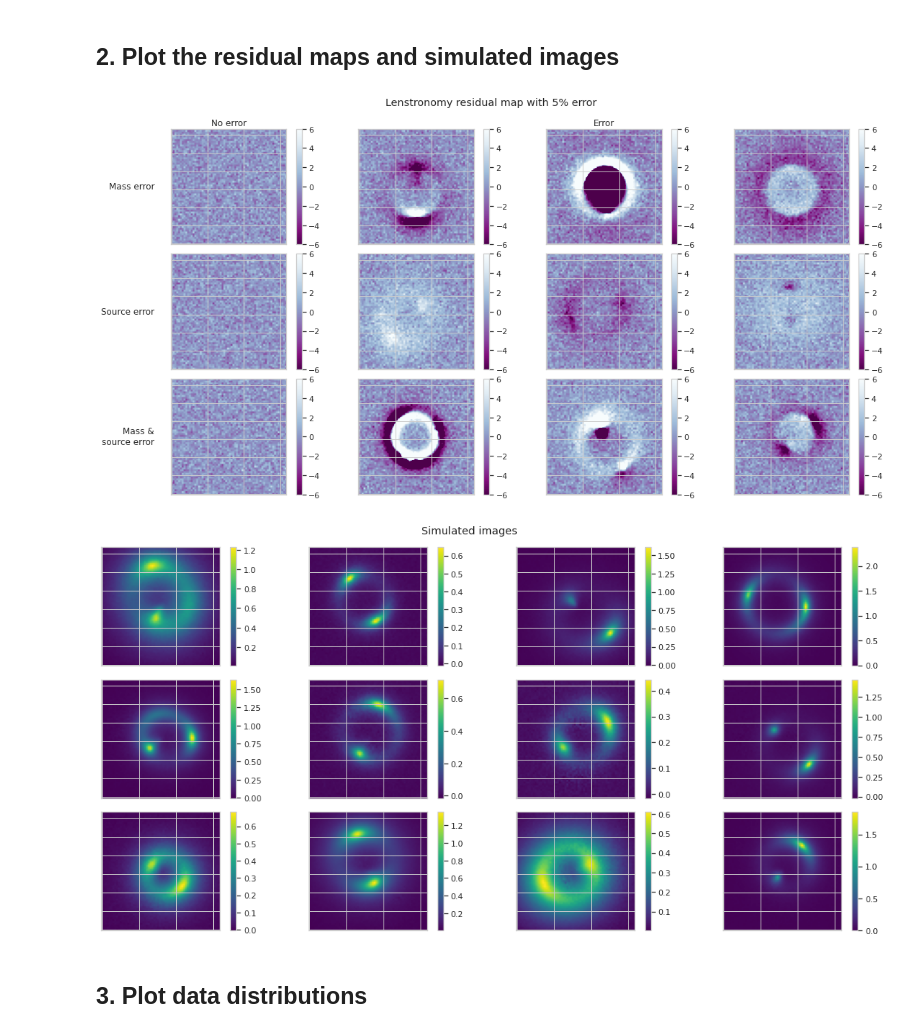
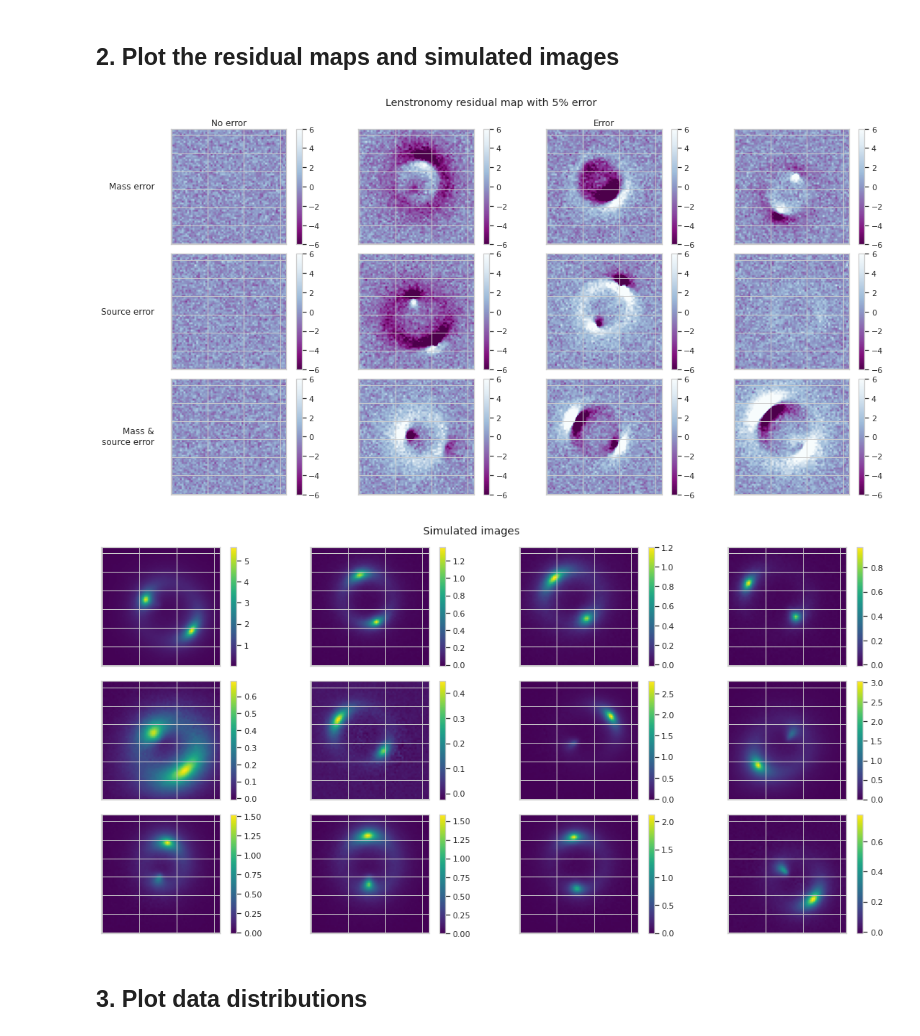
Before and after one commit to emmahoggett/Error_class_lenstronomy, a Jupyter notebook: Simulations/datanalysis.ipynb, the cells around one changed output. Saved outputs shown, nothing was run; the diff lists cells and outputs as text; code cells hidden in the pictures.

Commit message:
add combinations of error

```diff
--- a/Simulations/datanalysis.ipynb
+++ b/Simulations/datanalysis.ipynb
@@ -58,25 +58,17 @@ The residual maps are generated and stored in the repository `data/configFile/co
 # %%
 # Build the four classes
 config_repo_model = 'data/configFile/config_model'
-size = 600; ratio = 0.75; percent = 0.05
+size = 300; ratio = 0.75; percent = 0.05
 
-for i in np.arange(1,4):
-    res = Residual()
-    res.build(size, i, ratio = ratio, per_error = percent)
+res = Residual()
+res.build(size, ratio = ratio, per_error = percent)
 
 print('Data Generation Finished')
 # %% [output]
 Data Generation Finished
 # %%
-metadata = pd.DataFrame()
-for i in np.arange(1,4):
-    str_ID = "E"+str(i)+"P"+str(int(percent*100))+"R"+str(int(ratio*100))
-    [img, meta] = read_hdf5(str_ID, path = "data/dataSet/")
-    metadata = pd.concat([metadata,meta], ignore_index=True)
-    if i == 1:
-        final_array = img
-    else:
-         final_array = np.concatenate((final_array, img))
+str_ID = "P"+str(int(percent*100))+"R"+str(int(ratio*100))
+[final_array, metadata] = read_hdf5(str_ID, path = "data/dataSet/")
 metadata ['ID'] = np.arange(0,final_array.shape[0])
 
 print('Reading data Finished')
@@ -92,35 +84,35 @@ p_false = round(((1-ratio)*size/3))-1
 
 for i in range(0,4):
     pos1 = axes[0,i].imshow(final_array[p_false+i,0,:,:], vmin=-6, vmax=6, origin='lower',cmap=plt.cm.BuPu_r)
     pos2 = axes[1,i].imshow(final_array[a_size+p_false+i,0,:,:], vmin=-6, vmax=6, origin='lower',cmap=plt.cm.BuPu_r)
-    pos3 = axes[2,i].imshow(final_array[2*a_size+p_false+i,0,:,:], vmin=-6, vmax=6, origin='lower',cmap=plt.cm.BuPu_r)
+    pos3 = axes[2,i].imshow(final_array[224+i,0,:,:], vmin=-6, vmax=6, origin='lower',cmap=plt.cm.BuPu_r)
     axes[0,i].set_yticklabels([]); axes[0,i].set_xticklabels([])
     axes[1,i].set_yticklabels([]); axes[1,i].set_xticklabels([])
     axes[2,i].set_yticklabels([]); axes[2,i].set_xticklabels([])
     f.colorbar(pos1, ax=axes[0,i]); f.colorbar(pos2, ax=axes[1,i])
     f.colorbar(pos3, ax=axes[2,i])
 
 pad = 5
 axes[0,0].annotate('No error', xy=(0.5, 1), xytext=(0, pad),
                    xycoords='axes fraction', textcoords='offset points', ha='center', va='baseline')
 axes[0,2].annotate('Error', xy=(0.5, 1), xytext=(0, pad),
                    xycoords='axes fraction', textcoords='offset points', ha='center', va='baseline')
 
 axes[0,0].annotate('Mass error', xy=(0, 0.5), xytext=(-axes[0,0].yaxis.labelpad - pad, 0),
                    xycoords=axes[0,0].yaxis.label, textcoords='offset points', ha='right', va='center')
 axes[1,0].annotate('Source error', xy=(0, 0.5), xytext=(-axes[1,0].yaxis.labelpad - pad, 0),
                    xycoords=axes[1,0].yaxis.label, textcoords='offset points', ha='right', va='center')
 axes[2,0].annotate('Mass &\nsource error', xy=(0, 0.5), xytext=(-axes[2,0].yaxis.labelpad - pad, 0),
                    xycoords=axes[2,0].yaxis.label, textcoords='offset points', ha='right', va='center')
 
 f.suptitle('Lenstronomy residual map with '+str(int(percent*100))+'% error', size = 'large')
 f.tight_layout()
 plt.show()
 
 plt.show()
 f.savefig('figures/'+str(int(percent*100))+'percenterror.jpeg')
 # %% [output]
-[figure, old version]
+[figure, new version]
 # %%
 f, axes = plt.subplots(3, 4, figsize=(16, 8), sharex=False, sharey=False)
 norm = colors.Normalize(vmin=-6, vmax=6)
@@ -148,7 +140,7 @@ plt.show()
 plt.show()
 f.savefig('figures/simulated.jpeg')
 # %% [output]
-[figure, old version]
+[figure, new version]
 # %% [markdown]
 ## 3. Plot data distributions
 # %%
```
Also changed, not shown: parts of 5 cells of this notebook, 14 other files.
